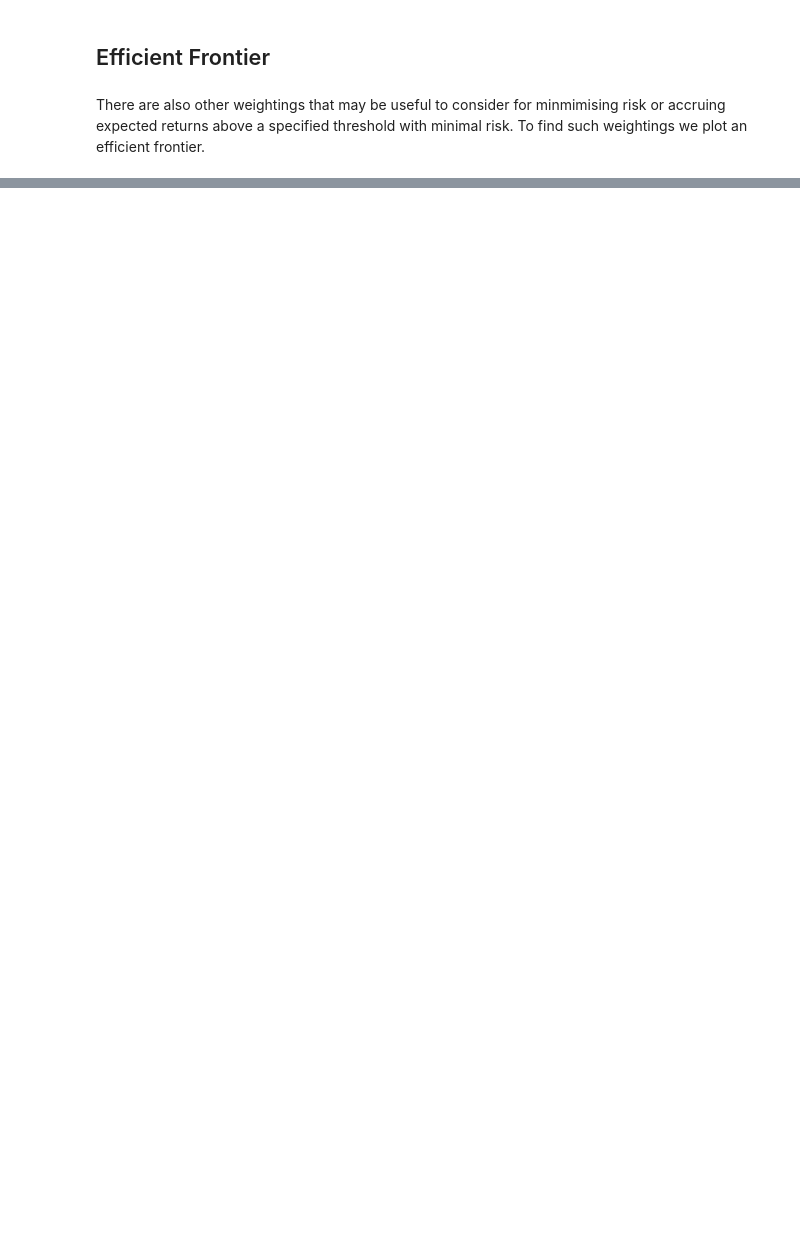
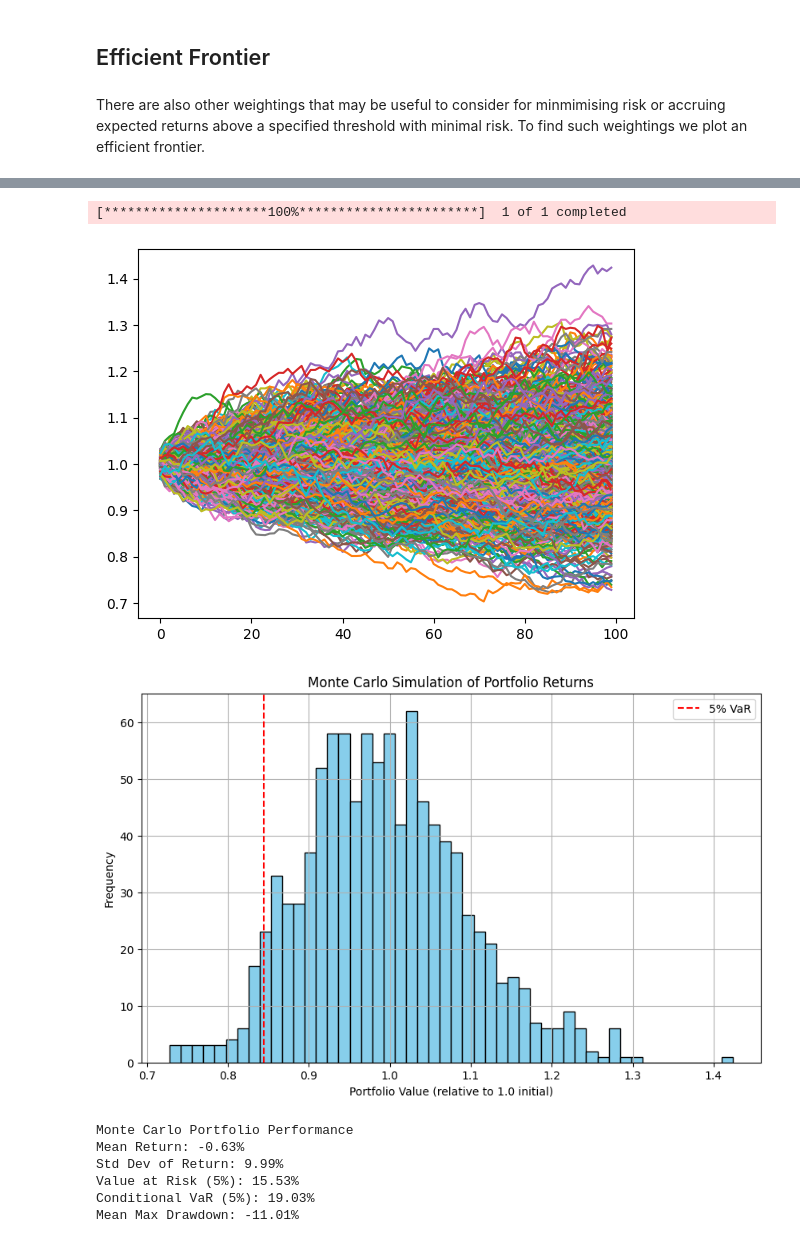
Before and after one commit to tm3023/Stock-Portfolio-Analysis, a Jupyter notebook: Portfolio_Analysis.ipynb, the cells around one changed output, grey strips where cells are left out. Drawn from its saved outputs; the diff is of its cells as text; code cells hidden in the pictures; blank space fills up the shorter version.

```diff
--- a/Portfolio_Analysis.ipynb
+++ b/Portfolio_Analysis.ipynb
@@ -452,0 +451,80 @@ We may run Monte Carlo simulations applying these weightings to see how performa
+# %%
+import pandas as pd
+import yfinance as yf
+import numpy as np
+import matplotlib.pyplot as plt
+import random
+random.seed(123)
+
+# Function to calculate max drawdown
+def max_drawdown(series):
+    cumulative = (1 + series).cumprod()
+    peak = cumulative.cummax()
+    drawdown = (cumulative - peak) / peak
+    return drawdown.min()
+
+data = yf.download("^GSPC", start="2024-04-06", end="2025-04-05", auto_adjust=True)['Close']
+returns = data.pct_change()
+
+n_simulations = 1000
+n_days = 100
+
+# Use historical mean & cov for selected tickers
+selected_returns = returns
+mean_returns = selected_returns.mean().values
+cov_matrix = selected_returns.cov().values
+weights = [1]
+
+# Simulate future price paths
+meanM = np.full(shape=(n_days, len(weights)), fill_value=mean_returns)
+meanM = meanM.T
+
+portfolio_sims = np.full(shape=(n_days, n_simulations), fill_value=0.0)
+
+for i in range(n_simulations):
+    Z = np.random.normal(size=(n_days, len(weights)))
+    L = np.linalg.cholesky(cov_matrix)
+    daily_returns = meanM + np.inner(L, Z)
+    portfolio_sims[:,i] = np.cumprod(np.inner(weights, daily_returns.T)+1) * 1.0
+
+mdd = pd.DataFrame(portfolio_sims).pct_change().apply(max_drawdown)
+
+# Plots for price paths and histogram of final porfolio values
+plt.plot(portfolio_sims)
+plt.show()
+
+portfolio_results = portfolio_sims[-1,:]
+
+plt.figure(figsize=(10, 6))
+plt.hist(portfolio_results, bins=50, color='skyblue', edgecolor='black')
+plt.axvline(np.percentile(portfolio_results, 5), color='red', linestyle='dashed', label='5% VaR')
+plt.title('Monte Carlo Simulation of Portfolio Returns')
+plt.xlabel('Portfolio Value (relative to 1.0 initial)')
+plt.ylabel('Frequency')
+plt.legend()
+plt.grid(True)
+plt.show()
+
+# Metrics
+mean_sim_return = np.mean(portfolio_results) - 1
+std_sim_return = np.std(portfolio_results)
+var_95 = 1 - np.percentile(portfolio_results, 5)
+cvar_95 = 1 - portfolio_results[portfolio_results < np.percentile(portfolio_results, 5)].mean()
+mean_mdd = mdd.mean()
+
+print(f"\nMonte Carlo Portfolio Performance")
+print(f"Mean Return: {mean_sim_return:.2%}")
+print(f"Std Dev of Return: {std_sim_return:.2%}")
+print(f"Value at Risk (5%): {var_95:.2%}")
+print(f"Conditional VaR (5%): {cvar_95:.2%}")
+print(f"Mean Max Drawdown: {mean_mdd:.2%}")
+# %% [output]
+[*********************100%***********************]  1 of 1 completed
+[figure, added]
+[figure, added]
+Monte Carlo Portfolio Performance
+Mean Return: -0.63%
+Std Dev of Return: 9.99%
+Value at Risk (5%): 15.53%
+Conditional VaR (5%): 19.03%
+Mean Max Drawdown: -11.01%
```
Also changed, not shown: parts of 8 cells of this notebook.
